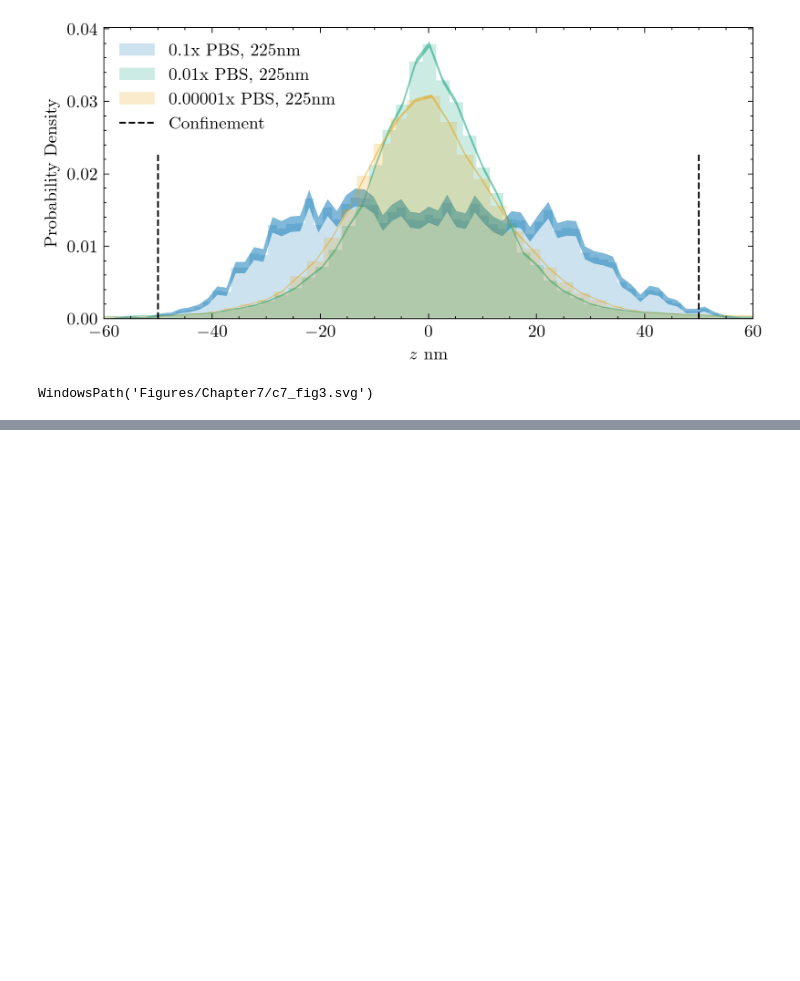
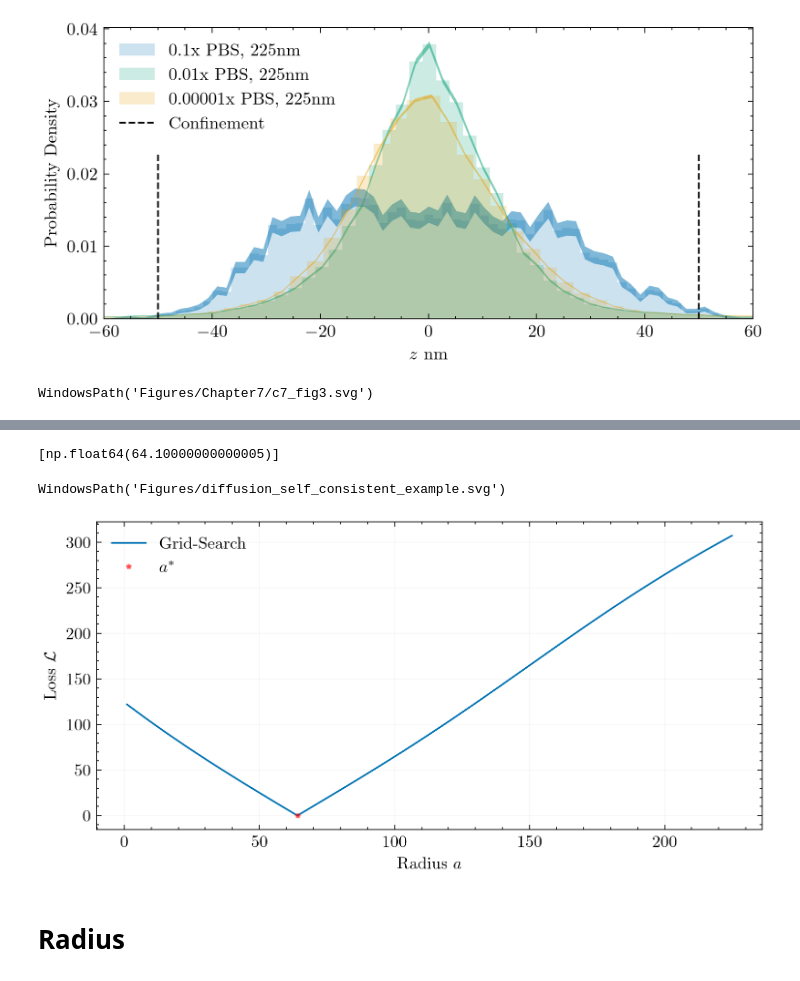
Before and after one commit to sinuose/mj_MASc_2026, a Jupyter notebook: Python/figures_chapter_7.ipynb, the cells around one changed output, grey strips where cells are left out. Drawn from its saved outputs; the diff is of its cells as text; code cells hidden in the pictures; blank space fills up the shorter version.

```diff
--- a/Python/figures_chapter_7.ipynb
+++ b/Python/figures_chapter_7.ipynb
@@ -446,0 +593,31 @@ WindowsPath('Figures/Chapter7/c7_fig3.svg')
+# %%
+def linear(x, a, b):
+    return a * x + b
+
+def getDiffusionMSD(trajectory, pixel_size, exposure_time, max_time=3, plotting=0, xmin = 0, xmax=100, dpi_set=200):
+    trajectory_meters = trajectory
+    msd, lag, ndim = getMeanSquaredDisplacement(trajectory_meters)
+    time_s = exposure_time * lag
+    msd_m2 = msd * pixel_size**2
+
+    # MSD diffusion
+    from scipy.optimize import curve_fit
+    popt, cov = curve_fit(linear, time_s[:max_time], msd_m2[:max_time]) # m^2/s
+    D = popt[0]
+    alpha = popt[1]
+
+    # optional plotting
+    if plotting == 1:
+        plt.figure(11, dpi=dpi_set)
+        plt.plot(time_s[xmin:xmax], msd_m2[xmin:xmax], label='MSD')
+        plt.plot(time_s[xmin:xmax], linear(time_s, *popt)[xmin:xmax], label='Linear Fit')
+        plt.legend()
+        plt.show(block=False)
+
+    return (D/(2 * ndim), alpha)
+# %%
+# get a single trajectory
+
+ds = PS_PBS0p1_225nm[1]
+trajx_single = [ds.traj_x]
+trajy_single = [ds.traj_y]
@@ -446,0 +718,18 @@ WindowsPath('Figures/Chapter7/c7_fig3.svg')
+# %%
+print(Rad_lnp_PBS)
+
+fig, ax = plt.subplots(1,1, dpi=250)
+
+ax.plot(hat_r, np.abs(cost_vector), label='Grid-Search')
+ax.set_xlabel(rf'Radius $a$')
+ax.set_ylabel(r'Loss $\mathcal{L}$')
+ax.plot(r_true, np.min(np.abs(cost_vector)), 'r*', alpha=0.5, ms=3, label =r'$a^*$')
+ax.grid(alpha=0.1)
+ax.legend()
+save_fig(fig, 'Figures/diffusion_self_consistent_example', also='pdf')
+# %% [output]
+[np.float64(64.10000000000005)]
+WindowsPath('Figures/diffusion_self_consistent_example.svg')
+[figure, added]
+# %% [markdown]
+# Radius
```
Also changed, not shown: parts of 27 cells of this notebook, 34 other files.
